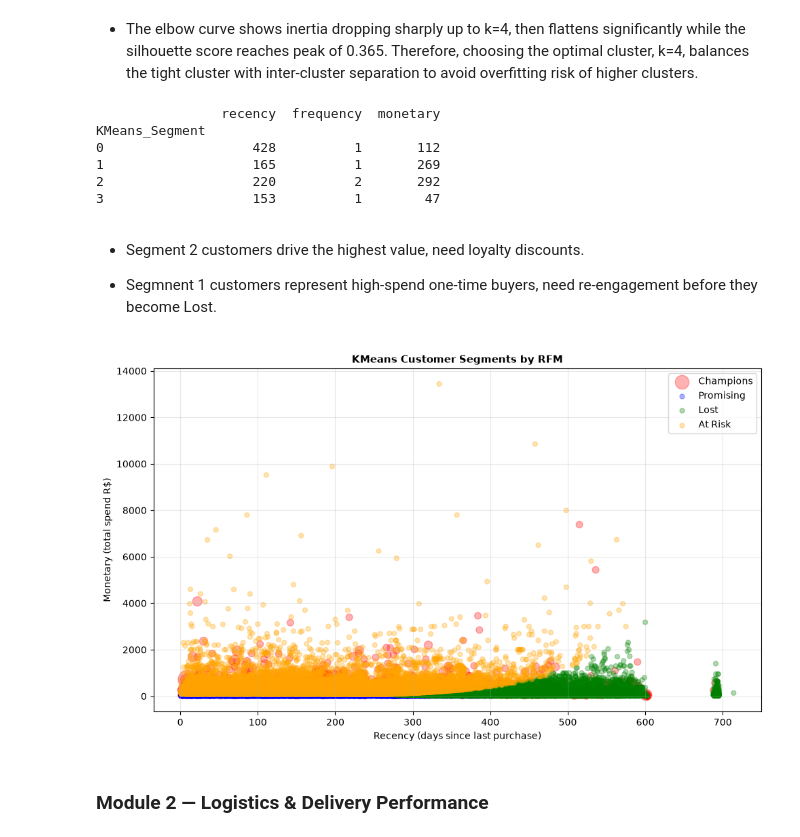
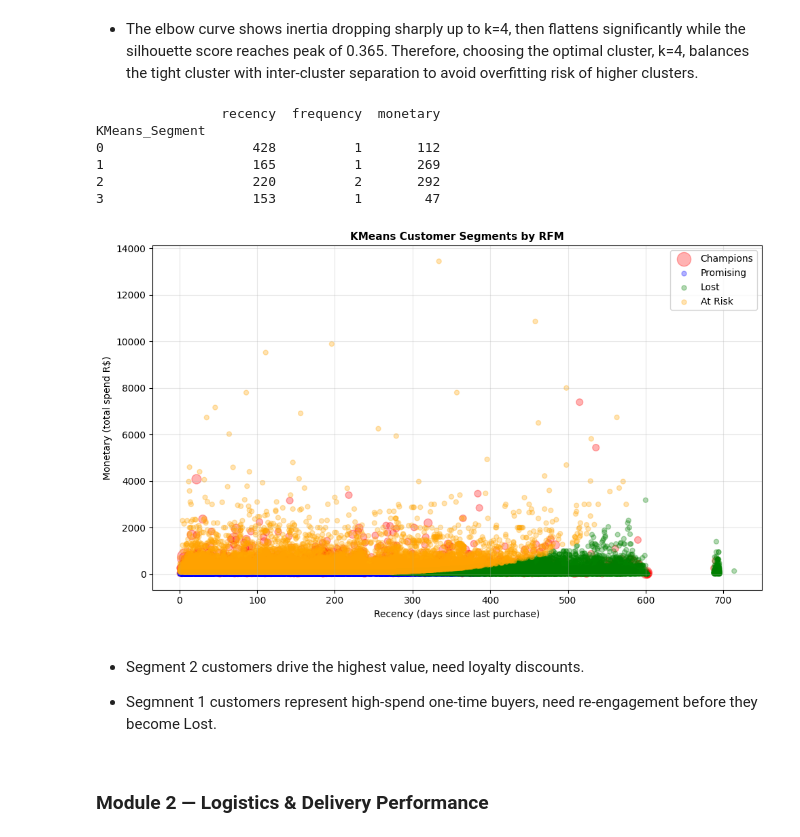
Before and after one commit to aguchhait-stack/olist-supply-chain-analytics, a Jupyter notebook: notebooks/01_olist_supply_chain_analysis.ipynb, the cells around one changed output. Saved outputs shown, nothing was run; the diff lists cells and outputs as text; code cells hidden in the pictures.

```diff
--- a/notebooks/01_olist_supply_chain_analysis.ipynb
+++ b/notebooks/01_olist_supply_chain_analysis.ipynb
@@ -375,35 +314,23 @@ plt.show()
 # %%
 # Average RFM metrics by cluster to interpret and assign business segment names
 print(round(rfm.groupby('KMeans_Segment')[['recency','frequency','monetary']].mean()).astype(int))
+
+# Visualize the customer segments using RFM metrics
+from src.visualization.rfm import plot_rfm_segments
+plot_rfm_segments(rfm)
 # %% [output]
                 recency  frequency  monetary
 KMeans_Segment
 0                   428          1       112
 1                   165          1       269
 2                   220          2       292
 3                   153          1        47
+[figure, added]
 # %% [markdown]
 
 - Segment 2 customers drive the highest value, need loyalty discounts.
 
 - Segmnent 1 customers represent high-spend one-time buyers, need re-engagement before they become Lost.
-# %%
-plt.figure(figsize=(10, 6))
-colors = {'Champions':'red','Promising':'blue','Lost':'green','At Risk':'orange'}
-for segment, color in colors.items():
-    subset = rfm[rfm["KMeans_Segment_name"] == segment]
-    plt.scatter(subset['recency'],subset['monetary'],c=color,
-                s=subset['frequency']*25, alpha = 0.3, label=segment)
-plt.xlabel('Recency (days since last purchase)')
-plt.ylabel('Monetary (total spend R$)')
-plt.title('KMeans Customer Segments by RFM', fontsize=11, fontweight='bold')
-plt.grid(alpha=0.3)
-plt.legend()
-plt.tight_layout()
-plt.savefig('../outputs/rfm_scatter.png')
-plt.show()
-# %% [output]
-[figure, removed]
 # %% [markdown]
 ### Module 2 — Logistics & Delivery Performance
 # %% [markdown]
```
Also changed, not shown: parts of 21 cells of this notebook, 18 other files.
